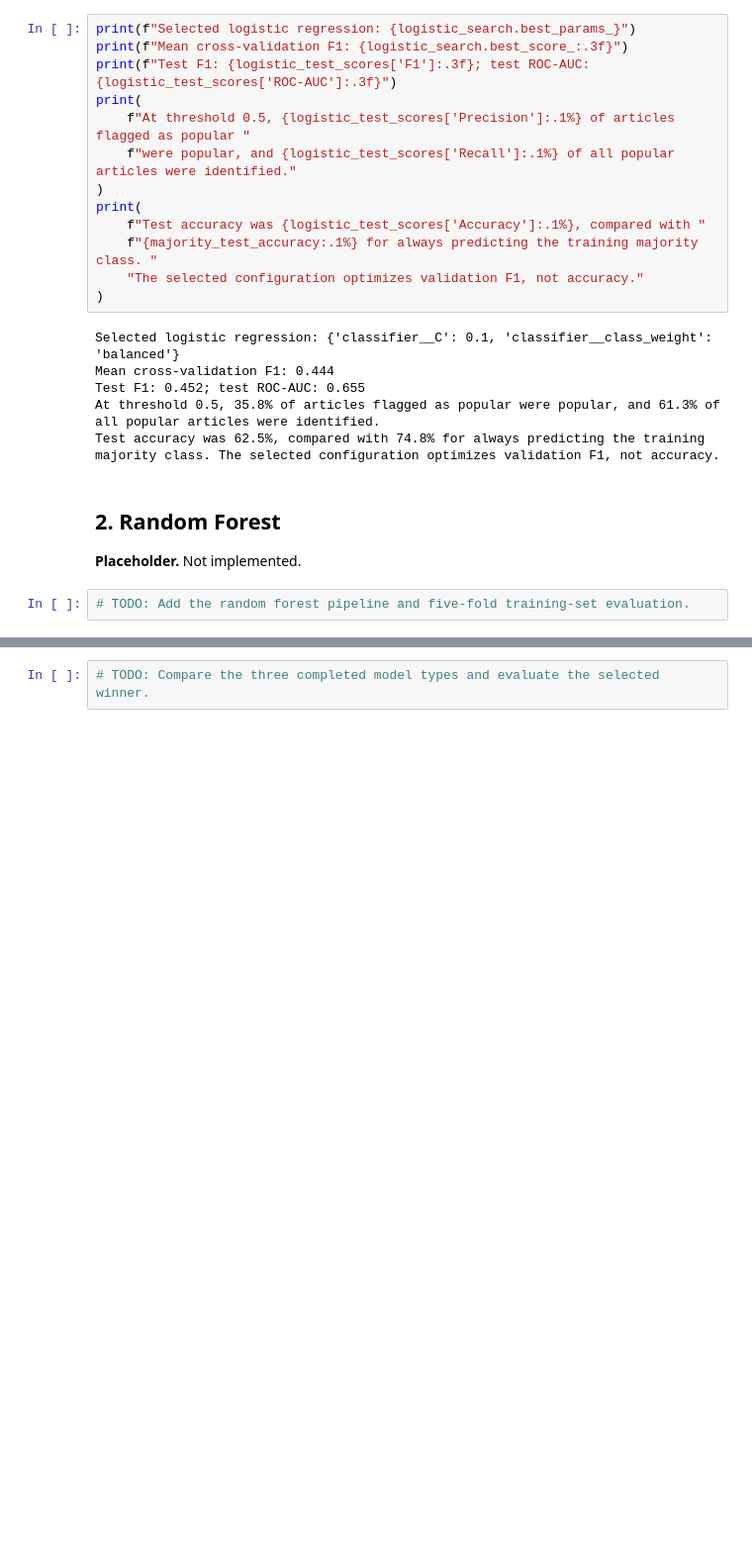
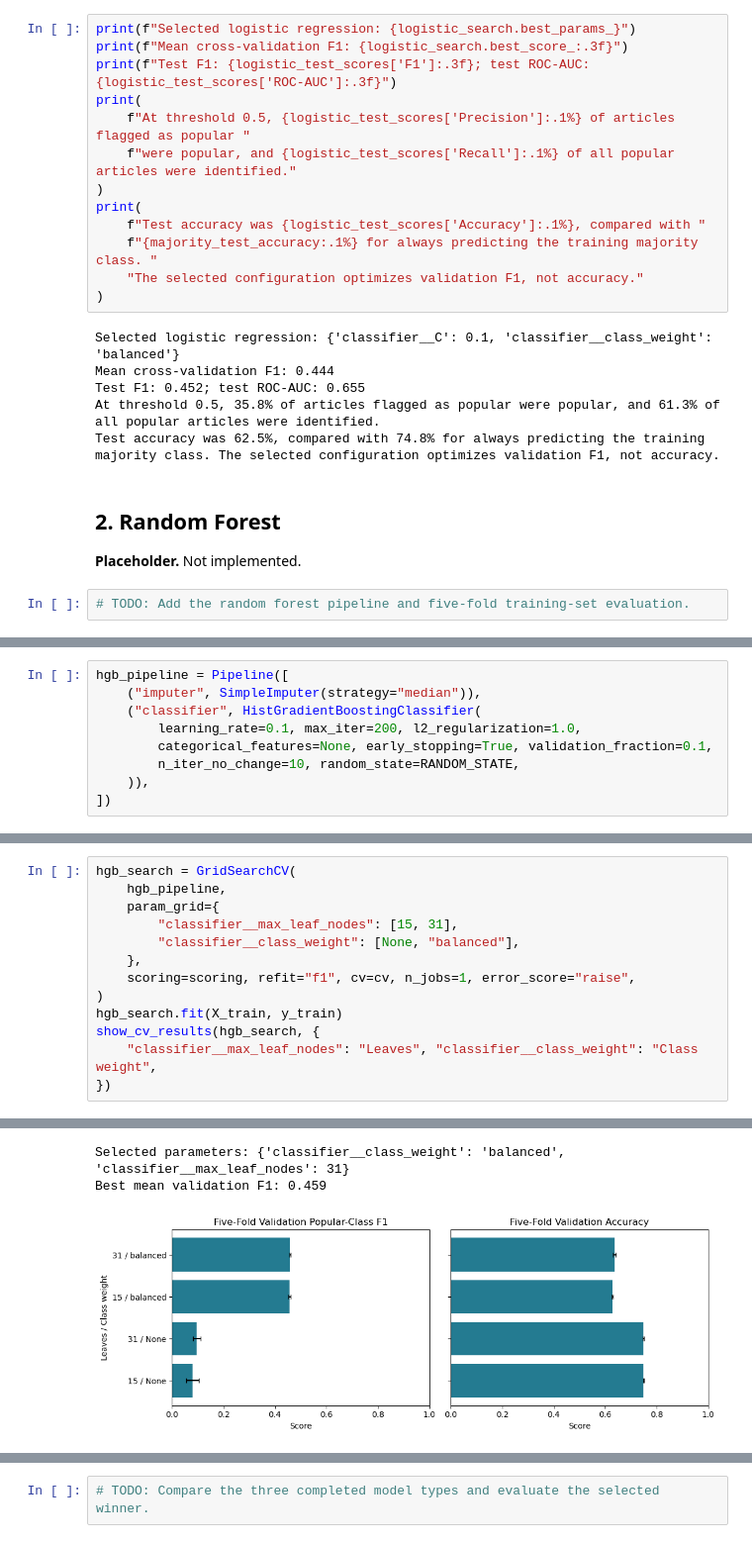
Before and after one commit to satam2/news-popularity-data-project, a Jupyter notebook: ml_models.ipynb, the cells around one changed output, grey strips where cells are left out. Shown at 99% size. Saved outputs shown, nothing was run; the diff lists cells and outputs as text; blank space fills up the shorter version.

```diff
--- a/ml_models.ipynb
+++ b/ml_models.ipynb
@@ -355,0 +378,9 @@ Test accuracy was 62.5%, compared with 74.8% for always predicting the training
+# %%
+hgb_pipeline = Pipeline([
+    ("imputer", SimpleImputer(strategy="median")),
+    ("classifier", HistGradientBoostingClassifier(
+        learning_rate=0.1, max_iter=200, l2_regularization=1.0,
+        categorical_features=None, early_stopping=True, validation_fraction=0.1,
+        n_iter_no_change=10, random_state=RANDOM_STATE,
+    )),
+])
@@ -355,0 +409,14 @@ Test accuracy was 62.5%, compared with 74.8% for always predicting the training
+# %%
+hgb_search = GridSearchCV(
+    hgb_pipeline,
+    param_grid={
+        "classifier__max_leaf_nodes": [15, 31],
+        "classifier__class_weight": [None, "balanced"],
+    },
+    scoring=scoring, refit="f1", cv=cv, n_jobs=1, error_score="raise",
+)
+hgb_search.fit(X_train, y_train)
+show_cv_results(hgb_search, {
+    "classifier__max_leaf_nodes": "Leaves", "classifier__class_weight": "Class weight",
+})
+# %% [output]
@@ -355,0 +428,3 @@ Test accuracy was 62.5%, compared with 74.8% for always predicting the training
+Selected parameters: {'classifier__class_weight': 'balanced', 'classifier__max_leaf_nodes': 31}
+Best mean validation F1: 0.459
+[figure, added]
```
Also changed, not shown: parts of 19 cells of this notebook, 2 other files.
